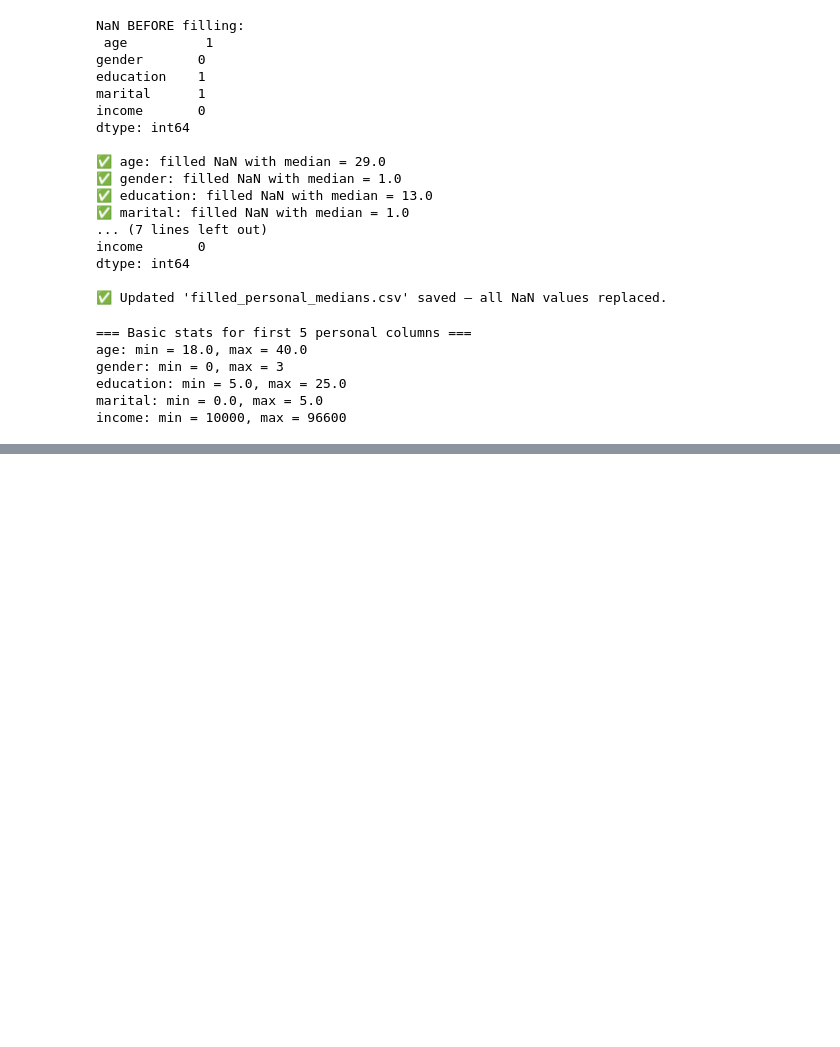
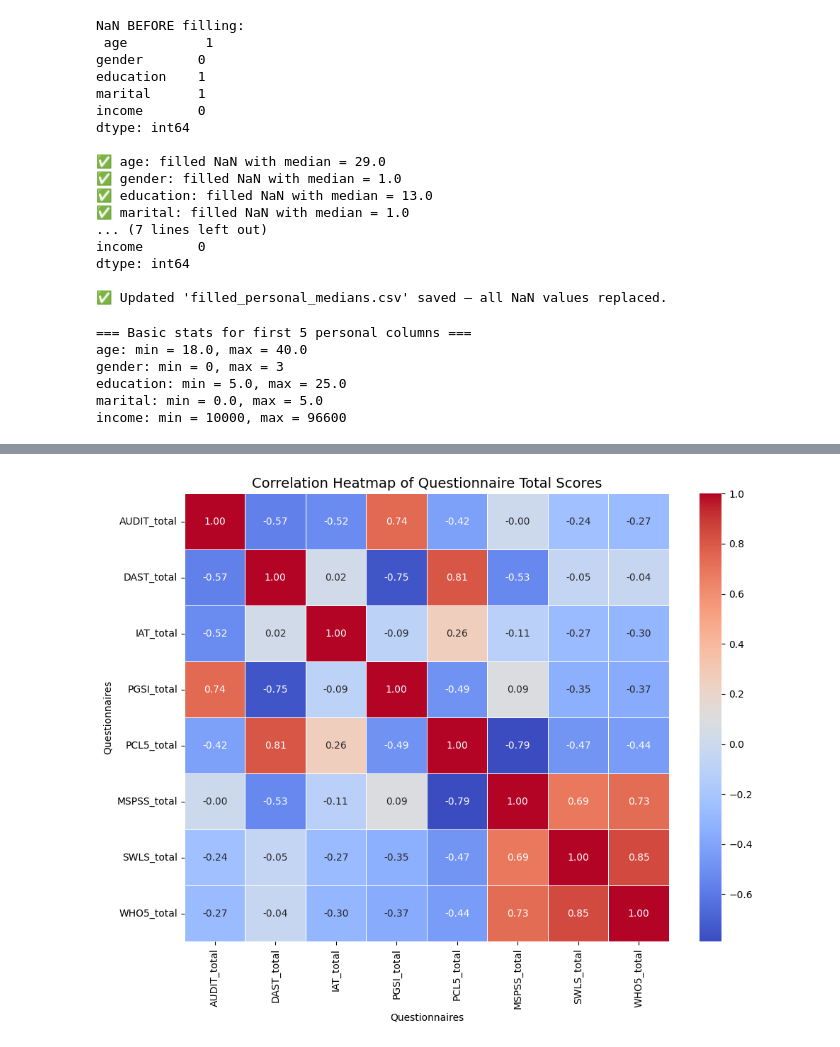
Before and after one commit to mariasimonativadar/e-health, a Jupyter notebook: test.ipynb, the cells around one changed output, grey strips where cells are left out. Saved outputs shown, nothing was run; the diff lists cells and outputs as text; code cells hidden in the pictures; blank space fills up the shorter version.

```diff
--- a/test.ipynb
+++ b/test.ipynb
@@ -215,0 +382,27 @@ income: min = 10000, max = 96600
+# %%
+import seaborn as sns
+
+
+# Select only the total score columns
+totals = [c for c in df.columns if c.endswith("_total")]
+
+# Compute the correlation matrix
+corr = df[totals].corr()
+
+# Plot the heatmap
+plt.figure(figsize=(10, 8))
+sns.heatmap(
+    corr,
+    annot=True,           # show the correlation values
+    cmap="coolwarm",      # color palette (blue = negative, red = positive)
+    fmt=".2f",            # format numbers to 2 decimals
+    linewidths=0.5
+)
+
+plt.title("Correlation Heatmap of Questionnaire Total Scores", fontsize=14)
+plt.xlabel("Questionnaires")
+plt.ylabel("Questionnaires")
+plt.tight_layout()
+plt.show()
+# %% [output]
+[figure, added]
```
Also changed, not shown: parts of 6 cells of this notebook, 3 other files.
